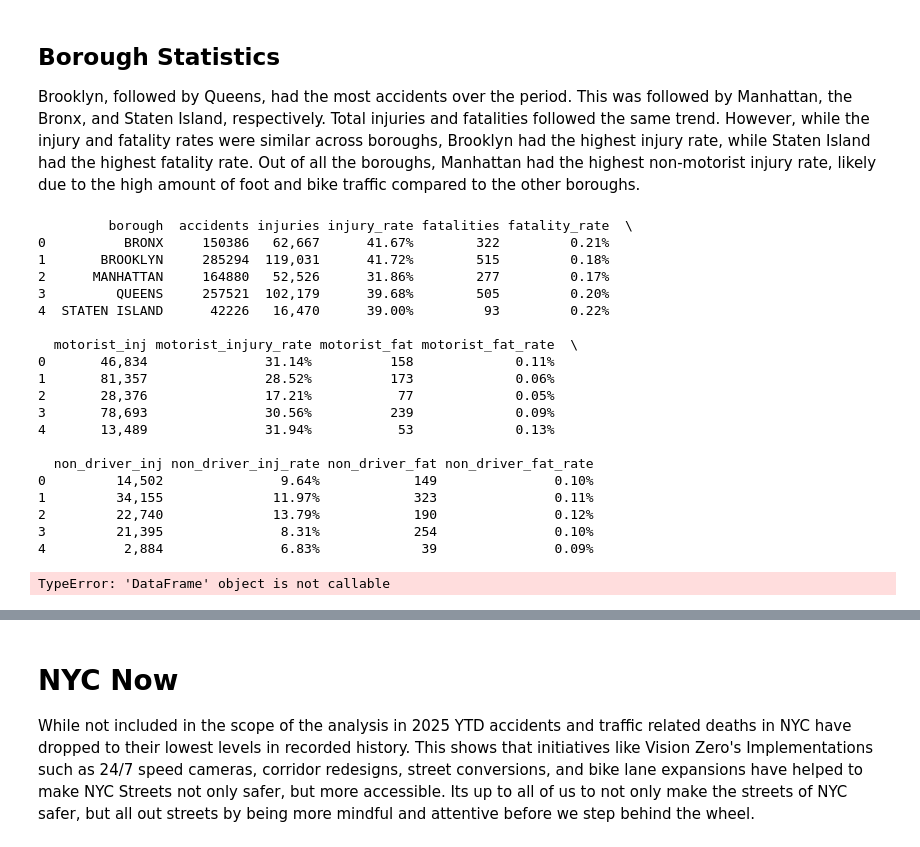
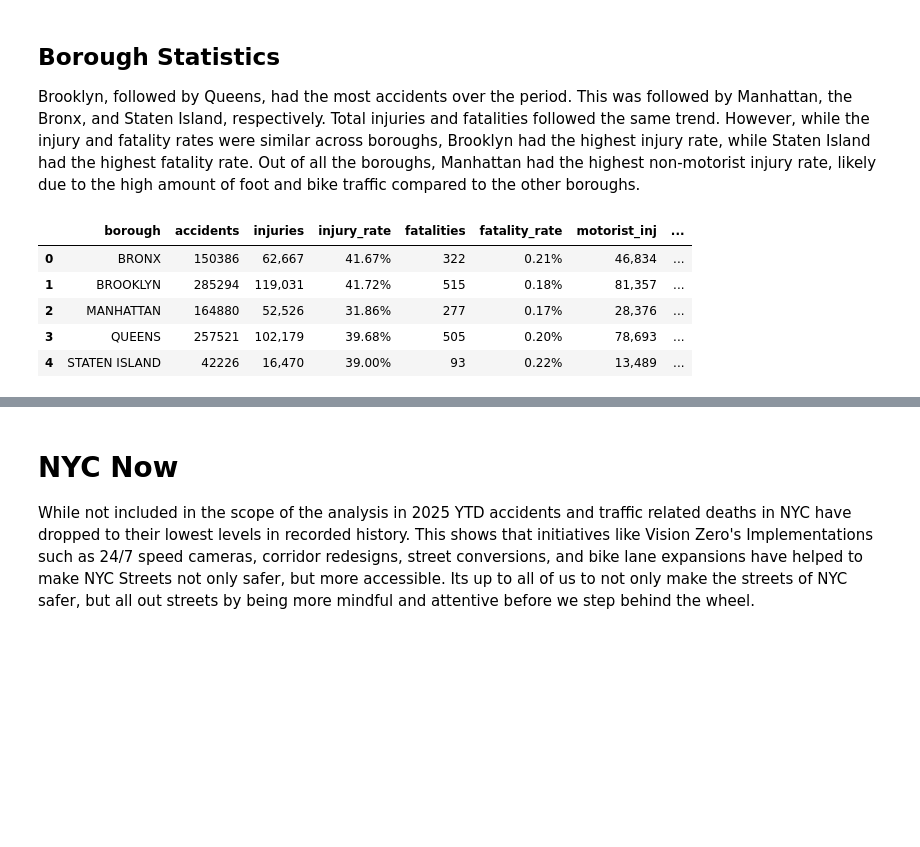
Before and after one commit to JourdonLynch/The-Streets-of-New-York, a Jupyter notebook: the-streets-of-ny.ipynb, the cells around one changed output, grey strips where cells are left out. Cells and saved outputs as stored; diff of their text form; code cells hidden in the pictures; blank space fills up the shorter version.

Commit message:
Kaggle Notebook | The Streets of NY: A Traffic Data Analysis1 | Version 15

```diff
--- a/the-streets-of-ny.ipynb
+++ b/the-streets-of-ny.ipynb
@@ -570,53 +570,37 @@ borough_stats.columns = ['borough', 'accidents', 'injuries', 'fatalities','motor
 
 borough_stats['non_driver_inj'] = (borough_stats['cyclist_inj'] + borough_stats['pedestrian_inj'])
 borough_stats['non_driver_fat'] = (borough_stats['cyclist_fat'] + borough_stats['pedestrian_fat'])
 
 # Calculating rates
 pct_rate = ['injury_rate', 'fatality_rate', 'motorist_injury_rate', 'motorist_fat_rate', 'non_driver_inj_rate', 'non_driver_fat_rate']
 totals = ['injuries', 'fatalities', 'motorist_inj', 'motorist_fat', 'non_driver_inj', 'non_driver_fat']
 
 for i, col in enumerate(totals):
     if col in borough_stats.columns and i < len(pct_rate):
         borough_stats[pct_rate[i]] = (borough_stats[col] / borough_stats['accidents'] * 100).round(2)
 
 # Formatting outputs
 display = borough_stats.copy()
 numeric_cols = ['injuries','motorist_inj','non_driver_inj', 'fatalities','motorist_fat','non_driver_fat']  # specify your columns
 
 for col in numeric_cols:
     if col in display.columns:
         display[col] = display[col].apply(lambda x: f'{x:,.0f}' if pd.notna(x) else x)
 
 pct_col = ['injury_rate','fatality_rate','motorist_injury_rate','motorist_fat_rate','non_driver_inj_rate','non_driver_fat_rate']
 
 for col in pct_col:
         if col in display.columns:
             display[col] = display[col].apply(lambda x: f'{x:,.2f}%' if pd.notna(x) else x)
 
 # Reordering output
 col_order = ['borough', 'accidents', 'injuries','injury_rate','fatalities','fatality_rate','motorist_inj','motorist_injury_rate','motorist_fat','motorist_fat_rate','non_driver_inj','non_driver_inj_rate','non_driver_fat','non_driver_fat_rate']
 
-print(display[col_order])
-display(display[col_order])
+display[col_order]
 # %% [output]
-         borough  accidents injuries injury_rate fatalities fatality_rate  \
-0          BRONX     150386   62,667      41.67%        322         0.21%
-1       BROOKLYN     285294  119,031      41.72%        515         0.18%
-2      MANHATTAN     164880   52,526      31.86%        277         0.17%
-3         QUEENS     257521  102,179      39.68%        505         0.20%
-4  STATEN ISLAND      42226   16,470      39.00%         93         0.22%
-
-  motorist_inj motorist_injury_rate motorist_fat motorist_fat_rate  \
-0       46,834               31.14%          158             0.11%
-1       81,357               28.52%          173             0.06%
-2       28,376               17.21%           77             0.05%
-3       78,693               30.56%          239             0.09%
-4       13,489               31.94%           53             0.13%
-
-  non_driver_inj non_driver_inj_rate non_driver_fat non_driver_fat_rate
-0         14,502               9.64%            149               0.10%
-1         34,155              11.97%            323               0.11%
-2         22,740              13.79%            190               0.12%
-3         21,395               8.31%            254               0.10%
-4          2,884               6.83%             39               0.09%
-TypeError: 'DataFrame' object is not callable
+|  | borough | accidents | injuries | injury_rate | fatalities | fatality_rate | motorist_inj | ... |
+| 0 | BRONX | 150386 | 62,667 | 41.67% | 322 | 0.21% | 46,834 | ... |
+| 1 | BROOKLYN | 285294 | 119,031 | 41.72% | 515 | 0.18% | 81,357 | ... |
+| 2 | MANHATTAN | 164880 | 52,526 | 31.86% | 277 | 0.17% | 28,376 | ... |
+| 3 | QUEENS | 257521 | 102,179 | 39.68% | 505 | 0.20% | 78,693 | ... |
+| 4 | STATEN ISLAND | 42226 | 16,470 | 39.00% | 93 | 0.22% | 13,489 | ... |
```
Also changed, not shown: parts of 5 cells of this notebook.
